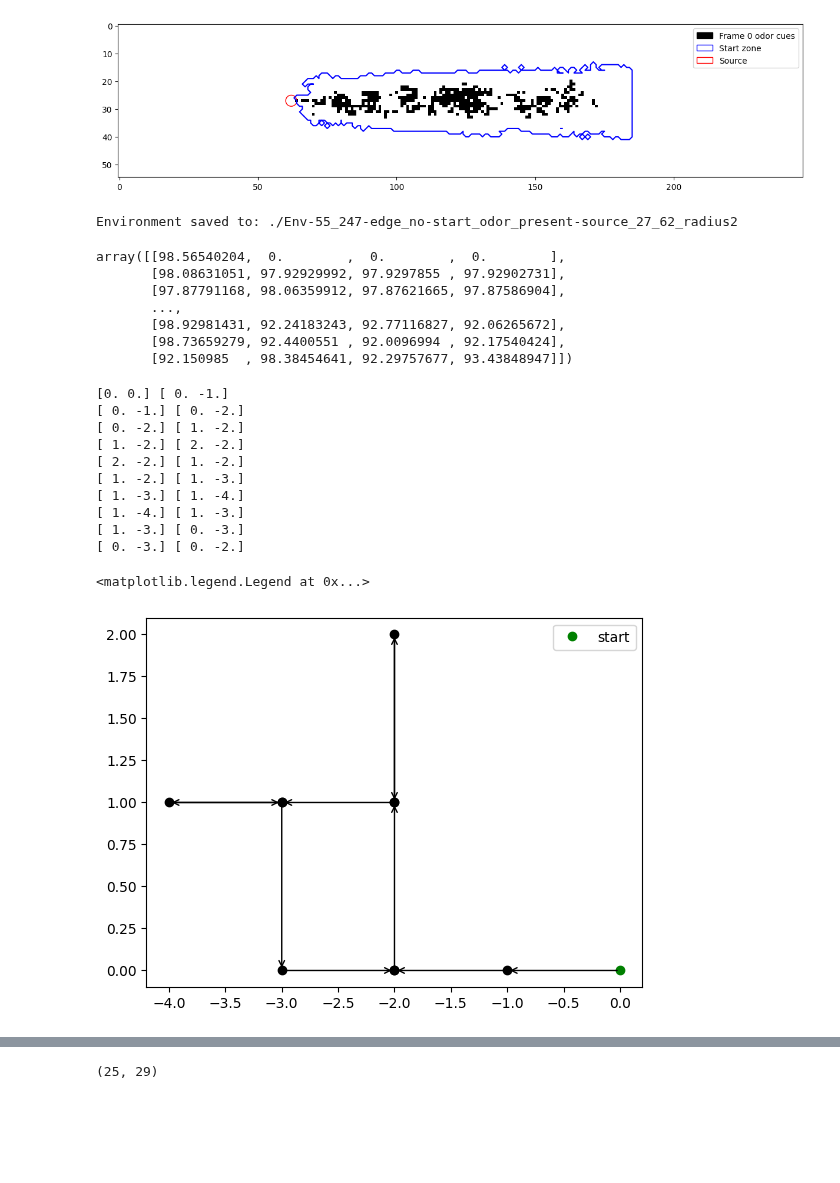
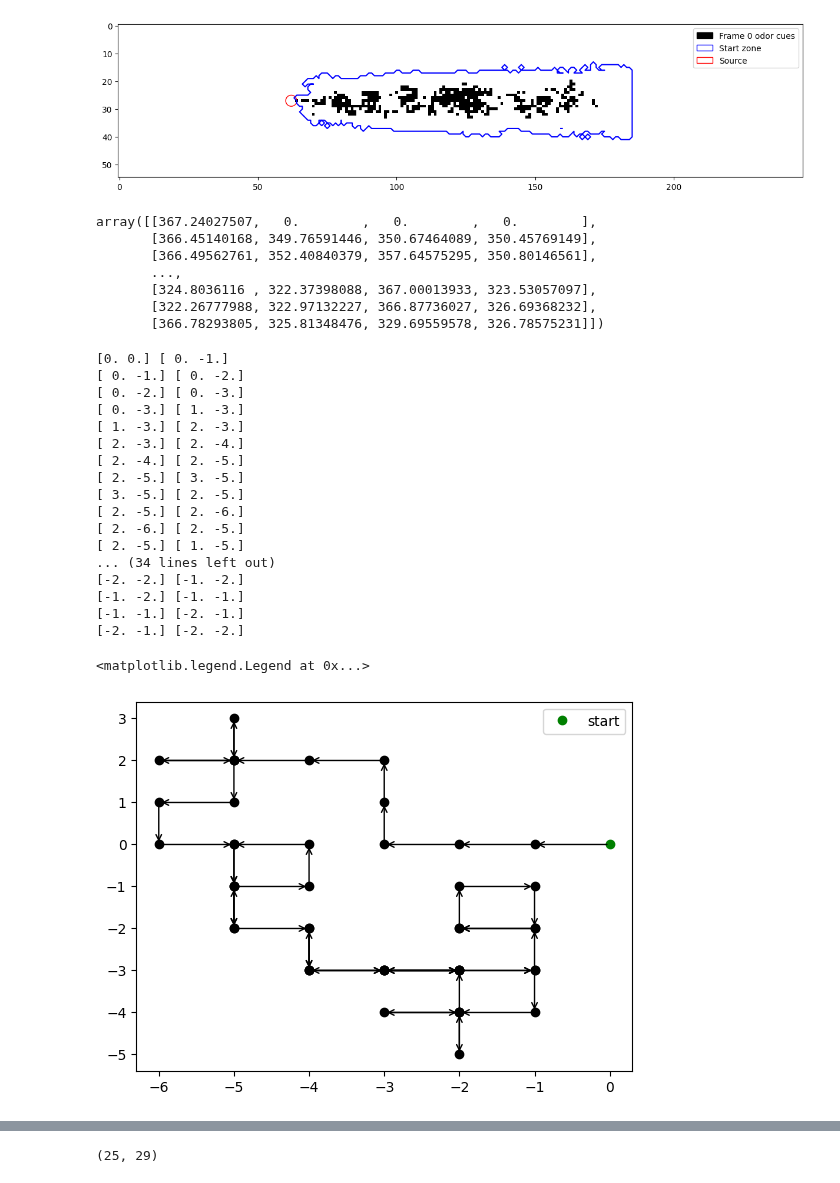
Before and after one commit to PimLb/olfactory-navigation, a Jupyter notebook: experiments/q_agent_training.ipynb, the cells around one changed output, grey strips where cells are left out. Cells and saved outputs as stored; diff of their text form; code cells hidden in the pictures; blank space fills up the shorter version.

```diff
--- a/experiments/q_agent_training.ipynb
+++ b/experiments/q_agent_training.ipynb
@@ -29,23 +29,19 @@ env = Environment(data=data_path,
 env.plot()
 # %% [output]
 [figure]
-# %%
-env.save(force=True)
-# %% [output]
-Environment saved to: ./Env-55_247-edge_no-start_odor_present-source_27_62_radius2
 # %%
 memory_size = 10
 time_disc = 500
 horizon = 1000
-num_episodes=10000#50000
+num_episodes=100000#50000
 delta = 500
 gamma = 1.0
 eps_decay = 0.0001
-alpha_decay = 0.00005
-eps = lambda t : 0.8 * np.exp(-eps_decay * t)  #if np.exp(-eps_decay * t)  > 0.3 else 0.3
-alpha = lambda t : 0.6* np.exp(-alpha_decay * t) # if np.exp(-alpha_decay * t) > 0.0001 else 0.0001 #0.3 * np.exp(-alpha_decay * t) > 0.001 else 0.001
+alpha_decay = 0.00001
+eps = lambda t : 0.9 * np.exp(-eps_decay * t)  #if np.exp(-eps_decay * t)  > 0.3 else 0.3
+alpha = lambda t : 0.5 * np.exp(-alpha_decay * t) # if np.exp(-alpha_decay * t) > 0.0001 else 0.0001 #0.3 * np.exp(-alpha_decay * t) > 0.001 else 0.001
 
-checkpoint_folder = "./q_agent_training/checkpoints_3"
+checkpoint_folder = "./q_agent_training/checkpoints_4"
 checkpoint_frequency = 5000
 
 
@@ -69,38 +65,45 @@ training_result = ag.train()
 # %%
 ag.Q
 # %% [output]
-array([[98.56540204,  0.        ,  0.        ,  0.        ],
-       [98.08631051, 97.92929992, 97.9297855 , 97.92902731],
-       [97.87791168, 98.06359912, 97.87621665, 97.87586904],
+array([[367.24027507,   0.        ,   0.        ,   0.        ],
+       [366.45140168, 349.76591446, 350.67464089, 350.45769149],
+       [366.49562761, 352.40840379, 357.64575295, 350.80146561],
        ...,
-       [98.92981431, 92.24183243, 92.77116827, 92.06265672],
-       [98.73659279, 92.4400551 , 92.0096994 , 92.17540424],
-       [92.150985  , 98.38454641, 92.29757677, 93.43848947]])
+       [324.8036116 , 322.37398088, 367.00013933, 323.53057097],
+       [322.26777988, 322.97132227, 366.87736027, 326.69368232],
+       [366.78293805, 325.81348476, 329.69559578, 326.78575231]])
 # %%
 pos = np.array([0.0, 0.0])
 fig, ax = plt.subplots()
-for i in range(10):
+for i in range(50):
     next_pos = pos + ag.action_set[ag.Q[i, :].argmax()]
     print(pos, next_pos)
 #    print("[--] state = {}\taction = {}".format(i, ag.Q[i, :].argmax()))
     ax.plot(next_pos[1], next_pos[0], 'o', c='black')
     ax.annotate("", xy=(next_pos[1], next_pos[0]), xytext=(pos[1], pos[0]), arrowprops=dict(arrowstyle='->', color='black'))
     pos = next_pos
 ax.plot(0.0, 0.0, 'o', c='green', label='start')
 ax.legend()
 # %% [output]
 [0. 0.] [ 0. -1.]
 [ 0. -1.] [ 0. -2.]
-[ 0. -2.] [ 1. -2.]
-[ 1. -2.] [ 2. -2.]
-[ 2. -2.] [ 1. -2.]
-[ 1. -2.] [ 1. -3.]
-[ 1. -3.] [ 1. -4.]
-[ 1. -4.] [ 1. -3.]
-[ 1. -3.] [ 0. -3.]
-[ 0. -3.] [ 0. -2.]
+[ 0. -2.] [ 0. -3.]
+[ 0. -3.] [ 1. -3.]
+[ 1. -3.] [ 2. -3.]
+[ 2. -3.] [ 2. -4.]
+[ 2. -4.] [ 2. -5.]
+[ 2. -5.] [ 3. -5.]
+[ 3. -5.] [ 2. -5.]
+[ 2. -5.] [ 2. -6.]
+[ 2. -6.] [ 2. -5.]
+[ 2. -5.] [ 1. -5.]
+... (34 lines left out)
+[-2. -2.] [-1. -2.]
+[-1. -2.] [-1. -1.]
+[-1. -1.] [-2. -1.]
+[-2. -1.] [-2. -2.]
 <matplotlib.legend.Legend at 0x...>
-[figure, old version]
+[figure, new version]
 # %%
 average_cumulative_reward = training_result['average_cumulative_reward']
 
```
Also changed, not shown: parts of 3 cells of this notebook, 22 other files.
